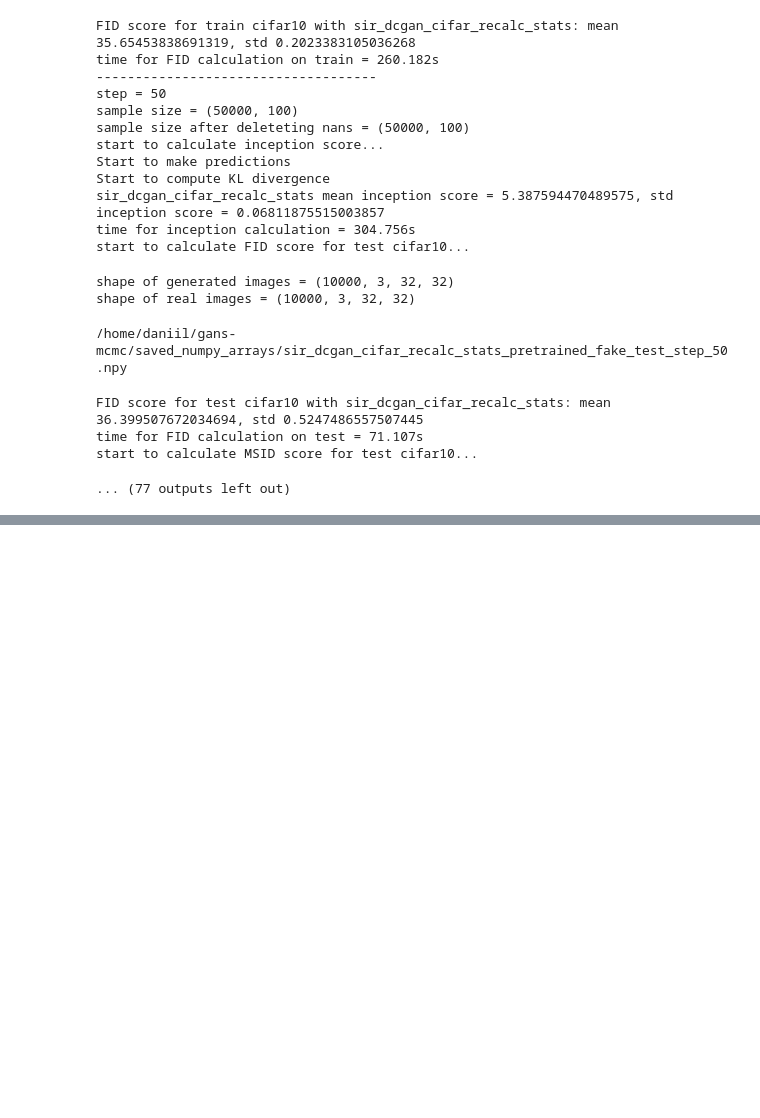
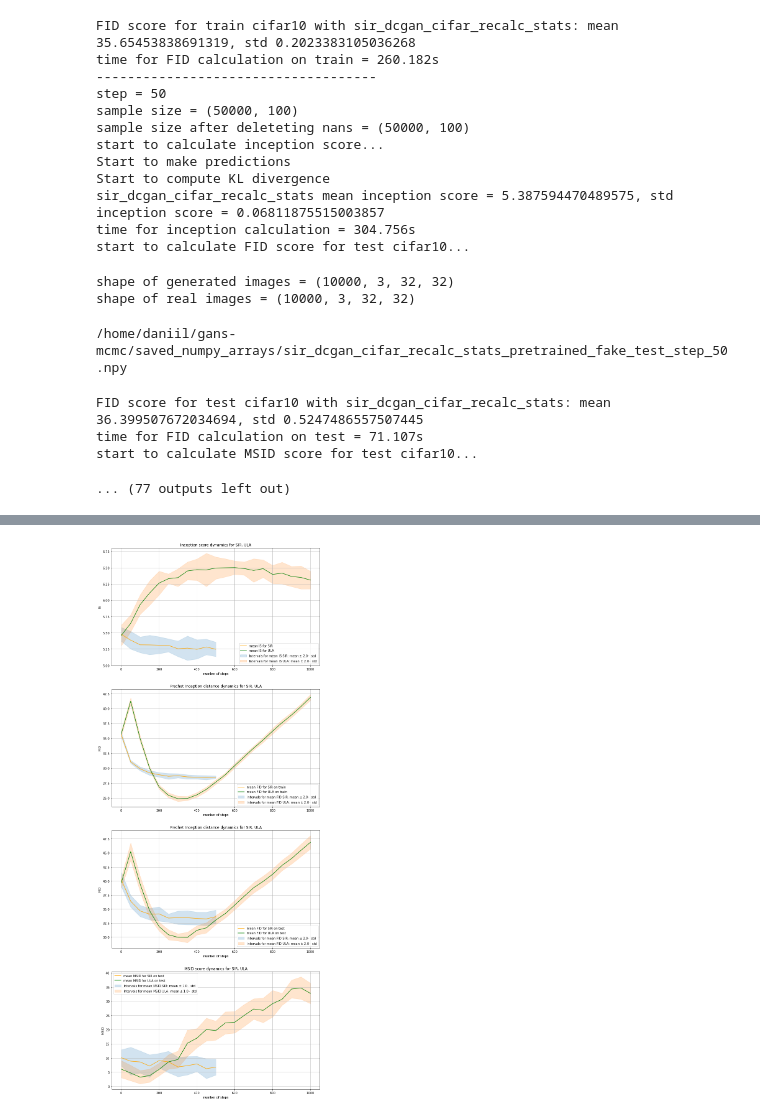
Before and after one commit to premolab/gans_sampling, a Jupyter notebook: notebooks/Cifar10_reimplement.ipynb, the cells around one changed output, grey strips where cells are left out. Saved outputs shown, nothing was run; the diff lists cells and outputs as text; code cells hidden in the pictures; blank space fills up the shorter version.

```diff
--- a/notebooks/Cifar10_reimplement.ipynb
+++ b/notebooks/Cifar10_reimplement.ipynb
@@ -531,0 +473,29 @@ axs = plot_scores_dynamics(scores=dict_results,
+# %%
+method_name = 'ula_dcgan_cifar_recalc'
+path_to_save = '/home/daniil/gans-mcmc/saved_numpy_arrays'
+dict_results_ula = load_dict_stats(method_name, path_to_save)
+# %%
+plot_is_fid_msid = [True, True, True, True]
+stds_coef = [2.0, 2.0, 2.0, 1.0]
+start_plot = axs
+every_step = 50
+method_name = "ULA"
+file_names = cur_file_names
+color_conf = "C1"
+color_mean = "green"
+
+axs_new, new_fig, new_file_names = plot_scores_dynamics(scores=dict_results_ula,
+                                           every_step=every_step,
+                                           method_name=method_name,
+                                           path_to_save=path_to_save,
+                                           start_plot=start_plot,
+                                           fig_plot = fig,
+                                           stds_coef = stds_coef,
+                                           plot_is_fid_msid=plot_is_fid_msid,
+                                           file_names = file_names,
+                                           color_conf = color_conf,
+                                           color_mean = color_mean)
+# %%
+new_fig
+# %% [output]
+[figure, added]
```
Also changed, not shown: parts of 5 cells of this notebook, 2 other files.
